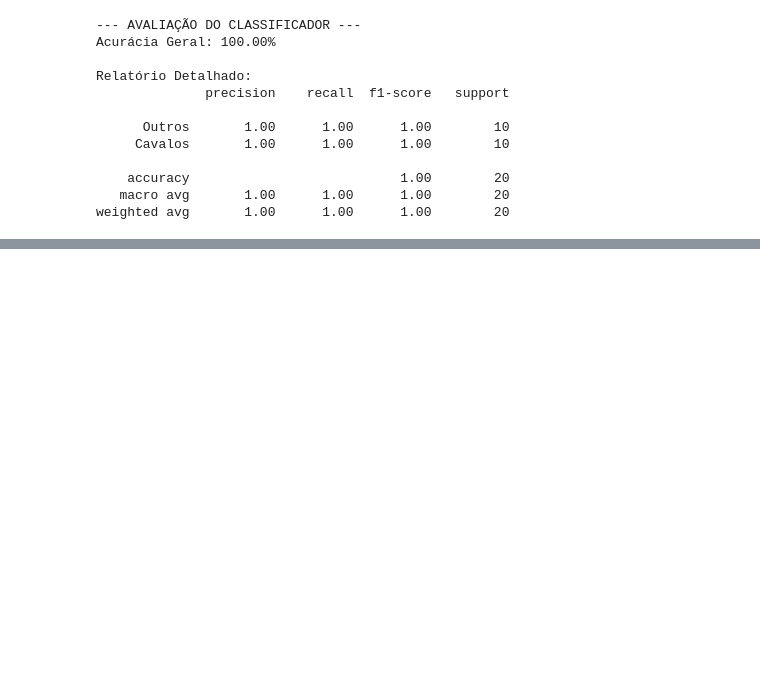
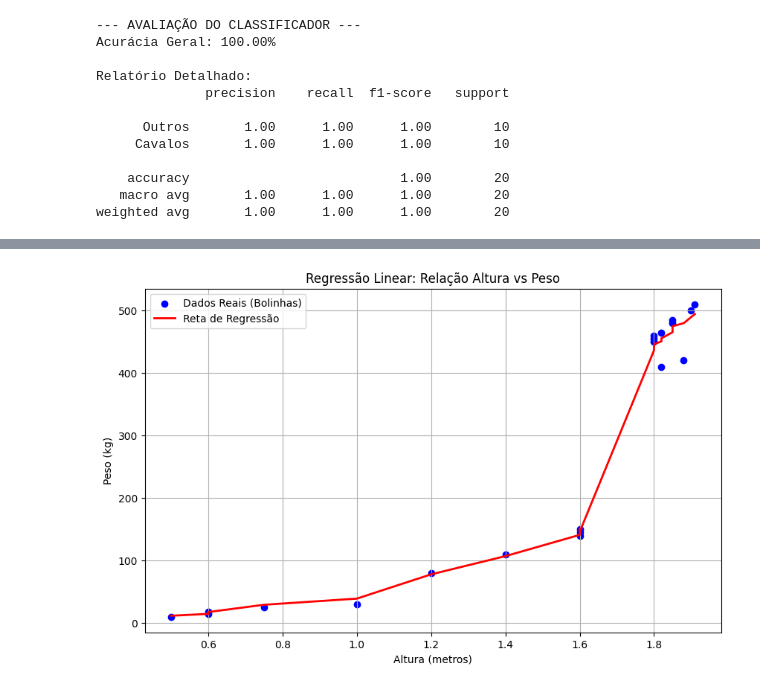
Before and after one commit to vitoriaferreirap/DeepLearning, a Jupyter notebook: MachineLearning/ML_AprendizadoSupervisionado.ipynb, the cells around one changed output, grey strips where cells are left out. Cells and saved outputs as stored; diff of their text form; code cells hidden in the pictures; blank space fills up the shorter version.

```diff
--- a/MachineLearning/ML_AprendizadoSupervisionado.ipynb
+++ b/MachineLearning/ML_AprendizadoSupervisionado.ipynb
@@ -247,0 +350,28 @@ plt.show()
+# %%
+# GRAFICO RETA DE TENDENCIA - REGRESSAO
+import matplotlib.pyplot as plt
+
+# 1. Extraindo os dados para o gráfico
+# Pegamos a primeira coluna (Altura) de pesosPossiveis
+alturas = pesosPossiveis[:, 0].numpy()
+pesos_reais = alvo_regressao.numpy()
+previsoes_ia = pesos_estimados.numpy()
+
+plt.figure(figsize=(10, 6))
+
+# Desenha as bolinhas (Dados Reais)
+plt.scatter(alturas, pesos_reais, color='blue', label='Dados Reais (Bolinhas)')
+
+# Desenha a linha (Tendência que a IA aprendeu)
+# Ordenamos para a linha não cruzar o gráfico de forma desordenada
+ordenar = alturas.argsort()
+plt.plot(alturas[ordenar], previsoes_ia[ordenar], color='red', linewidth=2, label='Reta de Regressão')
+
+plt.title('Regressão Linear: Relação Altura vs Peso')
+plt.xlabel('Altura (metros)')
+plt.ylabel('Peso (kg)')
+plt.legend()
+plt.grid(True)
+plt.show()
+# %% [output]
+[figure, added]
```
Also changed, not shown: parts of 8 cells of this notebook.
